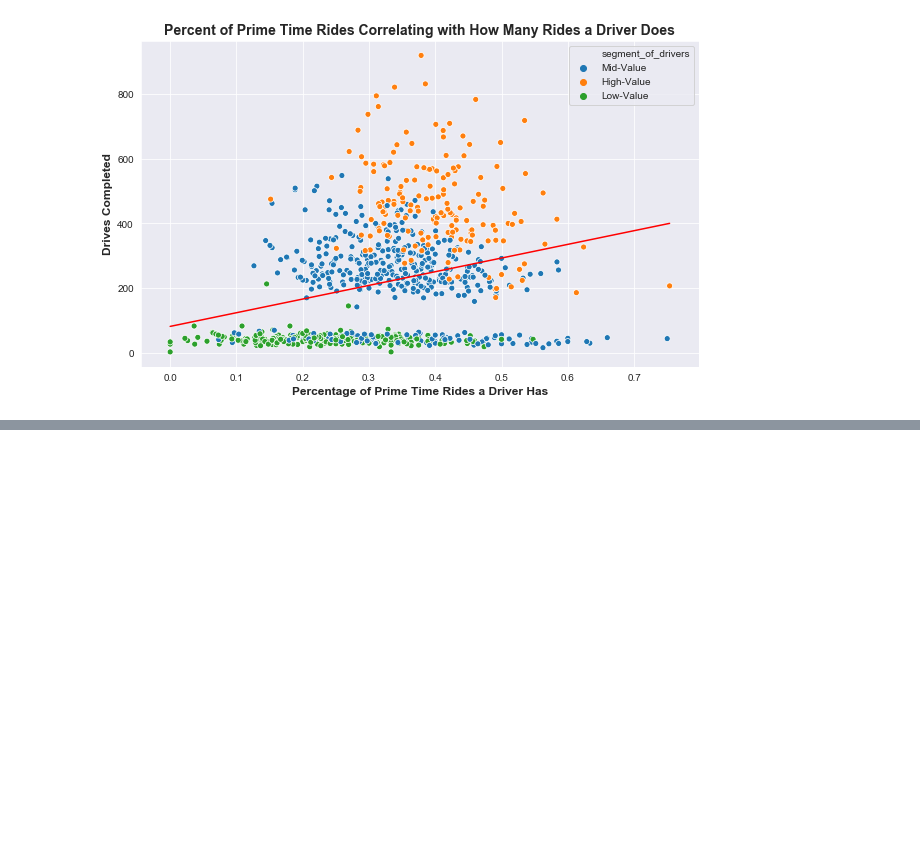
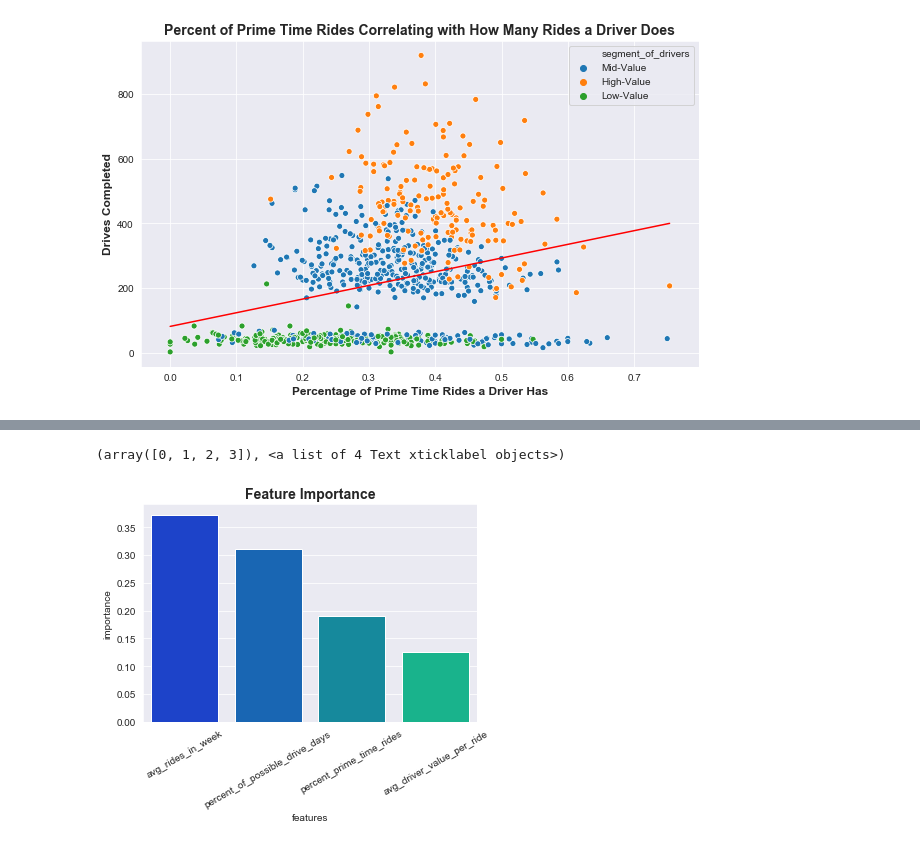
Before and after one commit to AugmentedMode/Lyft-Data-Challenge, a Jupyter notebook: Lyft-Data-Analysis.ipynb, the cells around one changed output, grey strips where cells are left out. Saved outputs shown, nothing was run; the diff lists cells and outputs as text; code cells hidden in the pictures; blank space fills up the shorter version.

```diff
--- a/Lyft-Data-Analysis.ipynb
+++ b/Lyft-Data-Analysis.ipynb
@@ -805,0 +860,13 @@ ax.grid('on')
+# %%
+#create X and y, X will be feature set and y is the label - LTV
+y = lifetime_value_df['segment_of_drivers']
+X = lifetime_value_df.drop(['segment_of_drivers', 'overall_score', 'total_lyft_value'],axis=1)
+# %%
+X_train, X_test, y_train, y_test = train_test_split(X, y, test_size = 0.20, random_state = 42)
+# %%
+ltv_xgb_model = xgb.XGBClassifier(max_depth=5, learning_rate=0.1,objective= 'multi:softprob',n_jobs=-1).fit(X_train, y_train)
+
+print('Accuracy of XGB classifier on training set: {:.2f}'
+       .format(ltv_xgb_model.score(X_train, y_train)))
+print('Accuracy of XGB classifier on test set: {:.2f}'
+       .format(ltv_xgb_model.score(X_test[X_train.columns], y_test)))
@@ -805,0 +903,9 @@ ax.grid('on')
+# %%
+importances = pd.DataFrame({
+    'features': lifetime_value_df.drop(['segment_of_drivers', 'overall_score', 'total_lyft_value'], axis=1).columns,
+    'importance': ltv_xgb_model.feature_importances_
+})
+
+importances = importances.sort_values(by='importance', ascending=False)
+
+importances
@@ -805,0 +924,11 @@ ax.grid('on')
+# %%
+fig = plt.figure(figsize=[6,4])
+ax = plt.subplot(111)
+ax.set_title('Feature Importance', fontsize = 14, weight = 'bold')
+
+sns.barplot(x=importances['features'], y=importances['importance'], palette='winter')
+
+plt.xticks(rotation=30)
+# %% [output]
+(array([0, 1, 2, 3]), <a list of 4 Text xticklabel objects>)
+[figure, added]
```
Also changed, not shown: parts of 29 cells of this notebook.
